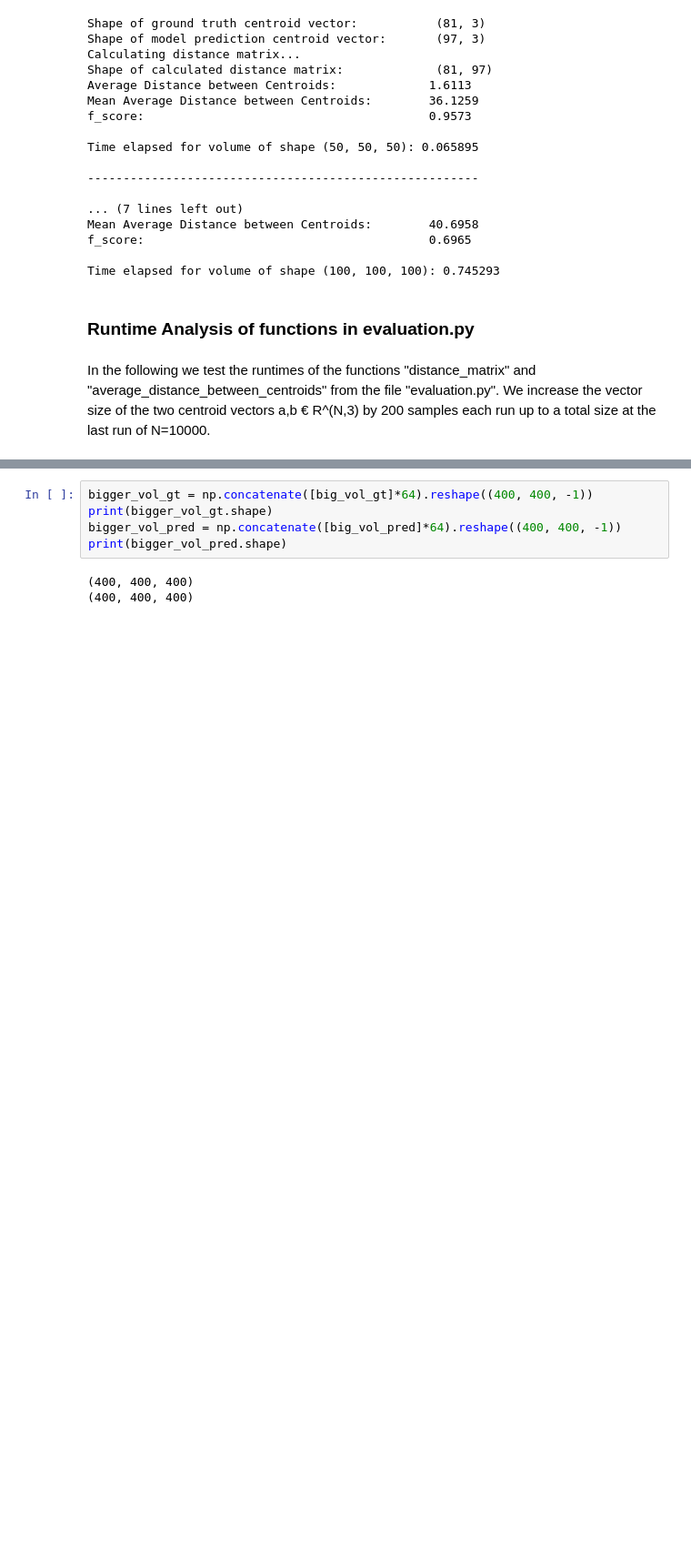
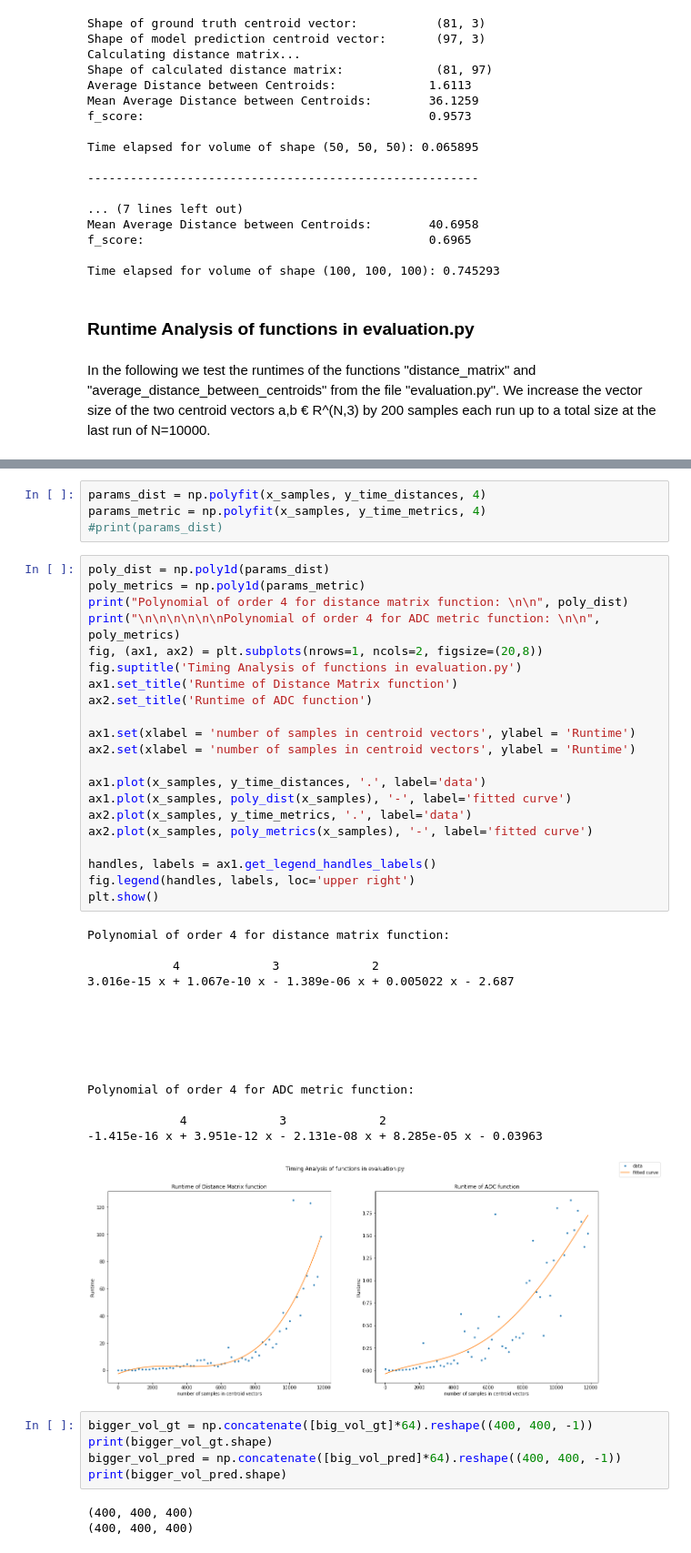
Before and after one commit to paulttt/connectomics, a Jupyter notebook: examples/test_evaluation.ipynb, the cells around one changed output, grey strips where cells are left out. Shown at 91% size. Drawn from its saved outputs; the diff is of its cells as text; blank space fills up the shorter version.

```diff
--- a/examples/test_evaluation.ipynb
+++ b/examples/test_evaluation.ipynb
@@ -177,3 +209,44 @@ ax3.plot(x_samples, y_adcs)
+# %%
+params_dist = np.polyfit(x_samples, y_time_distances, 4)
+params_metric = np.polyfit(x_samples, y_time_metrics, 4)
+#print(params_dist)
+# %%
+poly_dist = np.poly1d(params_dist)
+poly_metrics = np.poly1d(params_metric)
+print("Polynomial of order 4 for distance matrix function: \n\n", poly_dist)
+print("\n\n\n\n\n\nPolynomial of order 4 for ADC metric function: \n\n", poly_metrics)
+fig, (ax1, ax2) = plt.subplots(nrows=1, ncols=2, figsize=(20,8))
+fig.suptitle('Timing Analysis of functions in evaluation.py')
+ax1.set_title('Runtime of Distance Matrix function')
+ax2.set_title('Runtime of ADC function')
+
+ax1.set(xlabel = 'number of samples in centroid vectors', ylabel = 'Runtime')
+ax2.set(xlabel = 'number of samples in centroid vectors', ylabel = 'Runtime')
+
+ax1.plot(x_samples, y_time_distances, '.', label='data')
+ax1.plot(x_samples, poly_dist(x_samples), '-', label='fitted curve')
+ax2.plot(x_samples, y_time_metrics, '.', label='data')
+ax2.plot(x_samples, poly_metrics(x_samples), '-', label='fitted curve')
+
+handles, labels = ax1.get_legend_handles_labels()
+fig.legend(handles, labels, loc='upper right')
+plt.show()
+# %% [output]
+Polynomial of order 4 for distance matrix function:
+
+            4             3             2
+3.016e-15 x + 1.067e-10 x - 1.389e-06 x + 0.005022 x - 2.687
+
+
+
+
+
+
+Polynomial of order 4 for ADC metric function:
+
+             4             3             2
+-1.415e-16 x + 3.951e-12 x - 2.131e-08 x + 8.285e-05 x - 0.03963
+[figure, added]
 # %%
 bigger_vol_gt = np.concatenate([big_vol_gt]*64).reshape((400, 400, -1))
 print(bigger_vol_gt.shape)
```
Also changed, not shown: parts of 3 cells of this notebook, 20 other files.
